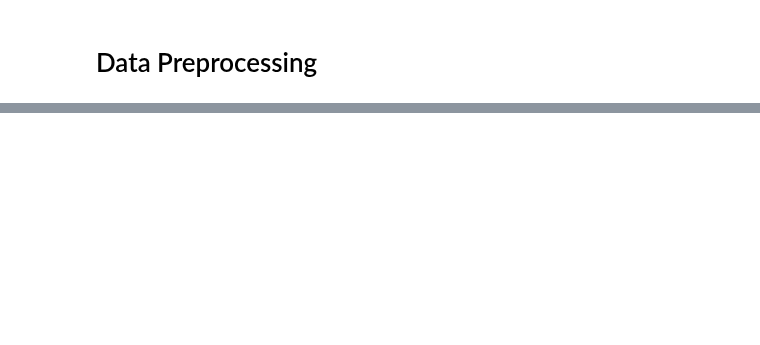
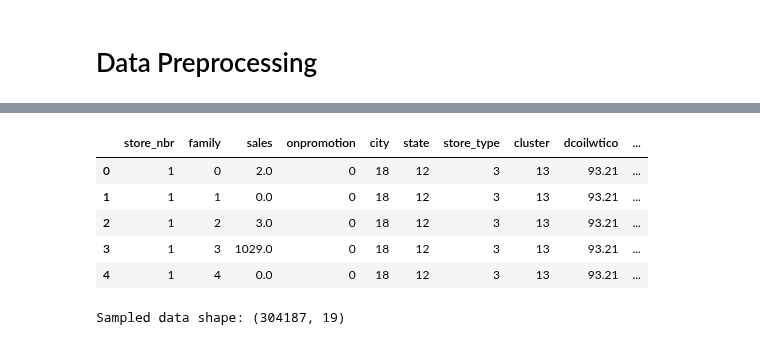
Before and after one commit to gregloos/Store-Sales-Forecasting, a Jupyter notebook: Compeleted_model.ipynb, the cells around one changed output, grey strips where cells are left out. Drawn from its saved outputs; the diff is of its cells as text; code cells hidden in the pictures; blank space fills up the shorter version.

```diff
--- a/Compeleted_model.ipynb
+++ b/Compeleted_model.ipynb
@@ -42,0 +53,6 @@ data.head()
+# %%
+# Create time-based features
+data['year'] = data['date'].dt.year
+data['month'] = data['date'].dt.month
+data['day_of_week'] = data['date'].dt.dayofweek
+data['is_weekend'] = data['day_of_week'].isin([5, 6]).astype(int)
@@ -42,0 +113,21 @@ data.head()
+# %%
+# Encode categorical columns
+label_enc = LabelEncoder()
+for col in data.select_dtypes(include='object').columns:
+    data[col] = label_enc.fit_transform(data[col].astype(str))
+
+data.head()
+# %% [output]
+|  | store_nbr | family | sales | onpromotion | city | state | store_type | cluster | dcoilwtico | ... |
+| 0 | 1 | 0 | 2.0 | 0 | 18 | 12 | 3 | 13 | 93.21 | ... |
+| 1 | 1 | 1 | 0.0 | 0 | 18 | 12 | 3 | 13 | 93.21 | ... |
+| 2 | 1 | 2 | 3.0 | 0 | 18 | 12 | 3 | 13 | 93.21 | ... |
+| 3 | 1 | 3 | 1029.0 | 0 | 18 | 12 | 3 | 13 | 93.21 | ... |
+| 4 | 1 | 4 | 0.0 | 0 | 18 | 12 | 3 | 13 | 93.21 | ... |
+# %%
+# Take a random sample of the data
+sample_frac = 0.10   # 10% sample → ~300 K rows
+data_sample = data.sample(frac=sample_frac, random_state=42).reset_index(drop=True)
+print("Sampled data shape:", data_sample.shape)
+# %% [output]
+Sampled data shape: (304187, 19)
```
Also changed, not shown: parts of 9 cells of this notebook.
